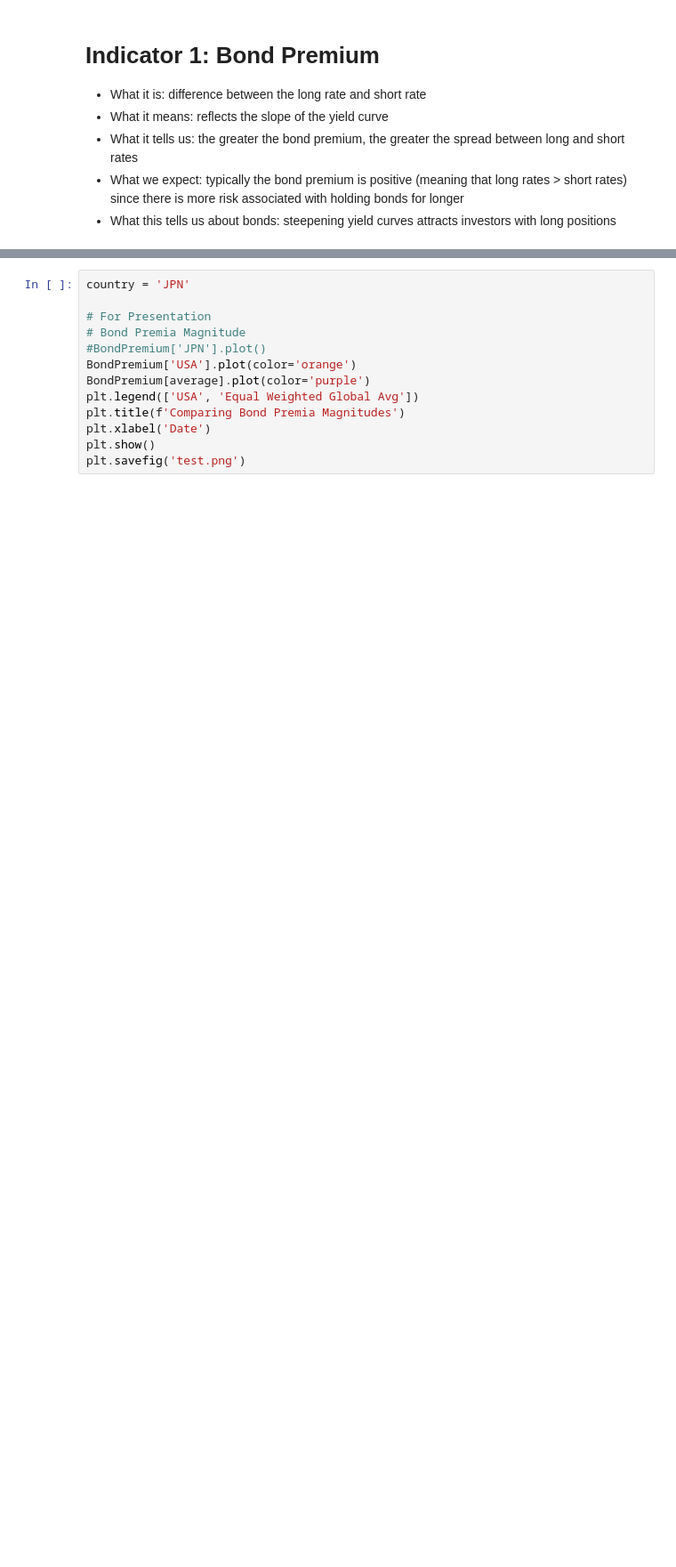
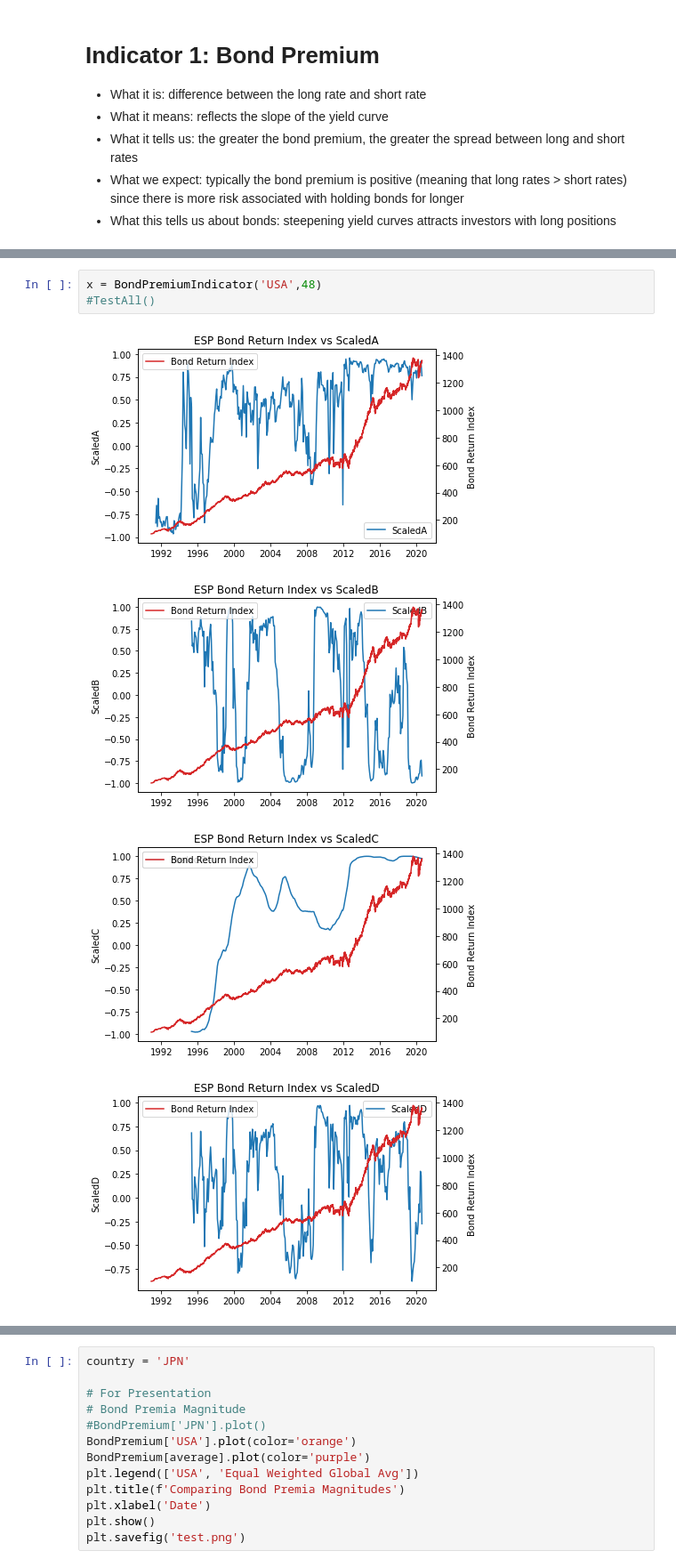
Before and after one commit to Mike-Huntress/Internship2020, a Jupyter notebook: Project.ipynb, the cells around one changed output, grey strips where cells are left out. Shown at 89% size. Cells and saved outputs as stored; diff of their text form; blank space fills up the shorter version.

Commit message:
charts at end of doc are source of charts in my presentation

```diff
--- a/Project.ipynb
+++ b/Project.ipynb
@@ -68,0 +189,8 @@ To register the converters:
+# %%
+x = BondPremiumIndicator('USA',48)
+#TestAll()
+# %% [output]
+[figure, added]
+[figure, added]
+[figure, added]
+[figure, added]
```
Also changed, not shown: parts of 21 cells of this notebook.
